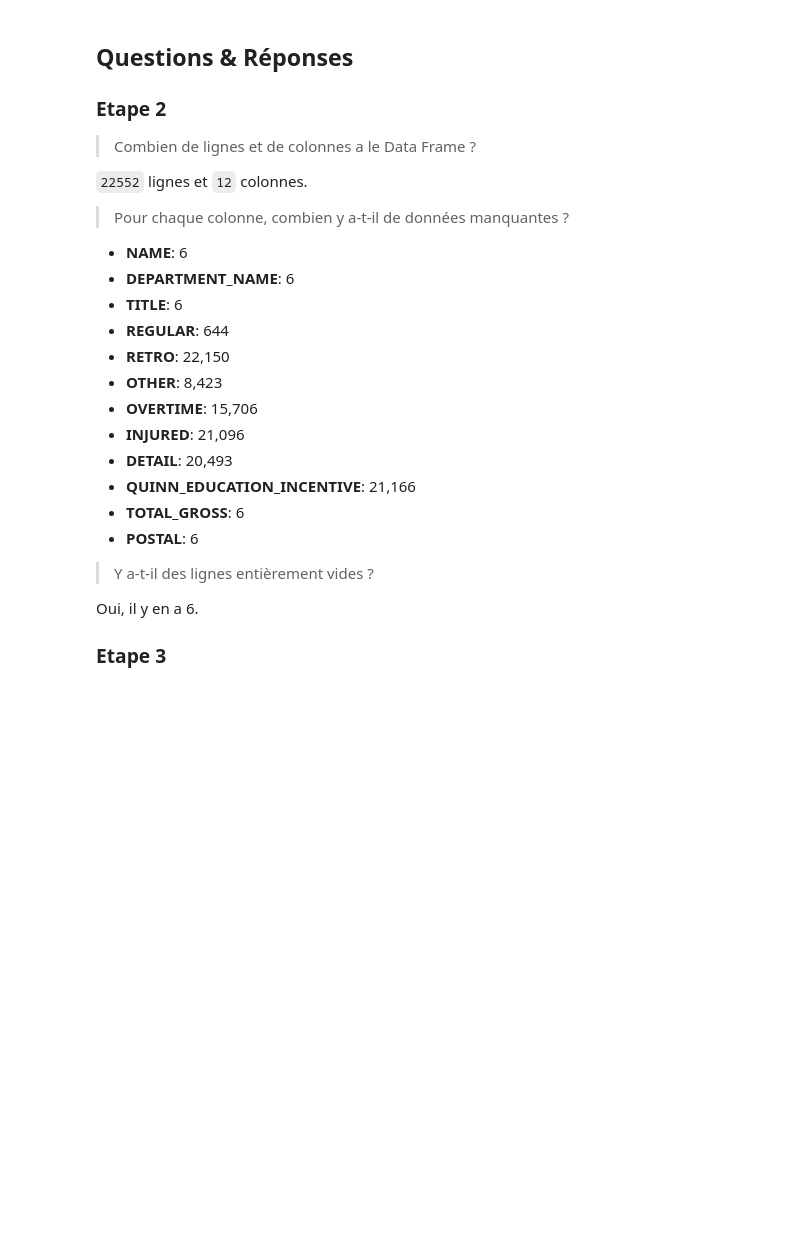
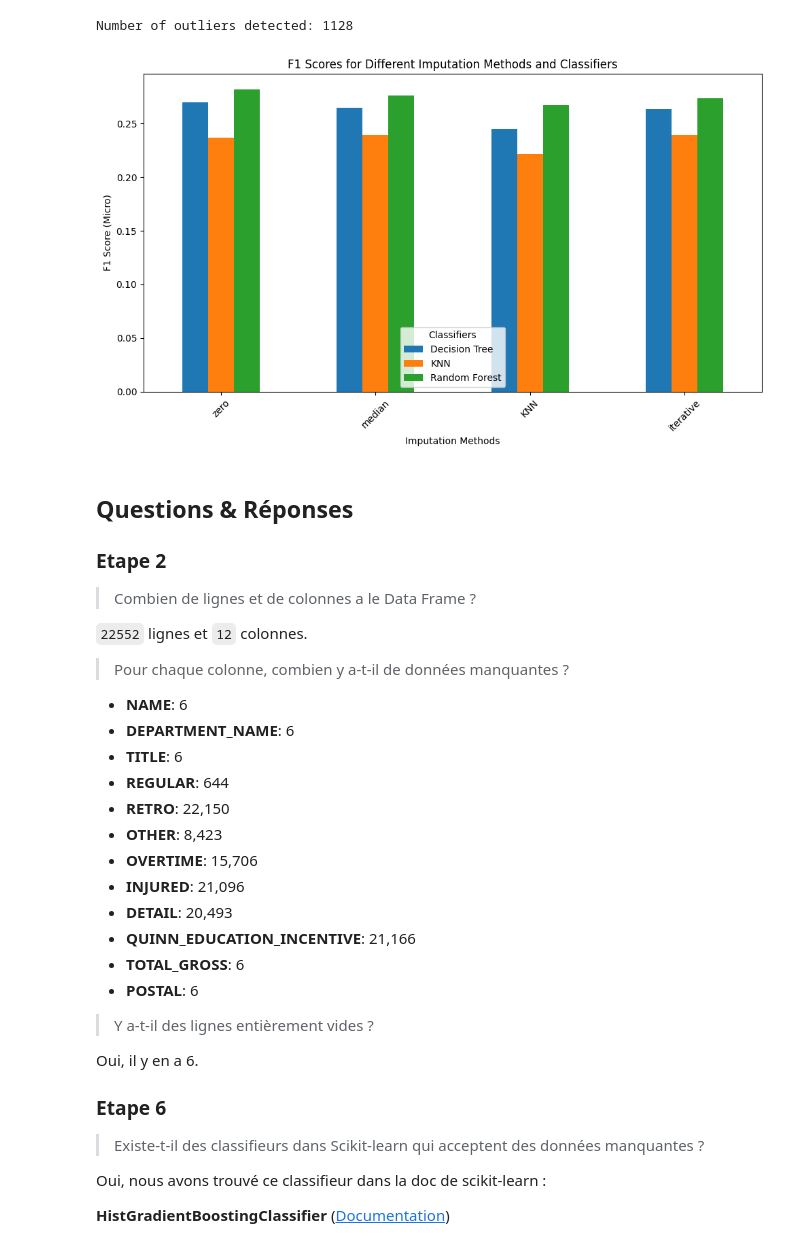
Before and after one commit to Nyaaw/PCDLabs, a Jupyter notebook: Labo3/Labo3-Bloch-Ripoll.ipynb, the cells around one changed output. Cells and saved outputs as stored; diff of their text form; code cells hidden in the pictures; blank space fills up the shorter version.

```diff
--- a/Labo3/Labo3-Bloch-Ripoll.ipynb
+++ b/Labo3/Labo3-Bloch-Ripoll.ipynb
@@ -53,0 +26,25 @@ print(df_cleaned)
+# %%
+# Etape 4 - Chercher des données aberrantes
+
+model = IsolationForest(contamination=0.05)
+df['outlier'] = model.fit_predict(df[numeric_columns])
+outliers = df[df['outlier'] == -1]
+outlier_count = len(outliers)
+
+print(f"Number of outliers detected: {outlier_count}")
+
+# S'il y a des outliers, on en enlève au plus 6 comme indiqué dans la donnée
+if outlier_count > 0:
+    df['anomaly_score'] = model.decision_function(df[numeric_columns])
+    top_6_outliers = df.nlargest(6, 'anomaly_score')
+
+    df = df.drop(top_6_outliers.index).drop(['outlier', 'anomaly_score'], axis=1)
+else:
+    print("No outliers detected.")
+# %% [output]
+Number of outliers detected: 1128
+# %%
+# Etape 5 - Préparation des données pour prédiction
+
+# Ces colonnes ne sont pas pertinentes pour prédire les valeurs
+df = df.drop(['NAME', 'TITLE', 'POSTAL'], axis=1)
@@ -54,3 +109,25 @@ print(df_cleaned)
+# %%
+# Step 8: Visualize the results with matplotlib
+fig, ax = plt.subplots(figsize=(10, 6))
+
+imputation_order = ['zero', 'median', 'KNN', 'iterative']
+
+pivot_df = results_df.pivot(index='Imputer', columns='Classifier', values='F1 Micro')
+pivot_df = pivot_df.loc[imputation_order]
+
+pivot_df.plot(kind='bar', ax=ax)
+
+ax.set_title("F1 Scores for Different Imputation Methods and Classifiers")
+ax.set_xlabel("Imputation Methods")
+ax.set_ylabel("F1 Score (Micro)")
+ax.legend(title="Classifiers")
+plt.xticks(rotation=45)
+plt.tight_layout()
+
+# Show the plot
+plt.show()
+# %% [output]
+[figure, added]
 # %% [markdown]
 ## Questions & Réponses
 
@@ -80,4 +157,10 @@ données manquantes ?
 
 Oui, il y en a 6.
 
-### Etape 3
+### Etape 6
+
+> Existe-t-il des classifieurs dans Scikit-learn qui acceptent des données manquantes ?
+
+Oui, nous avons trouvé ce classifieur dans la doc de scikit-learn :
+
+**HistGradientBoostingClassifier** ([Documentation](https://scikit-learn.org/stable/modules/generated/sklearn.ensemble.HistGradientBoostingClassifier.html))
```
Also changed, not shown: parts of 3 cells of this notebook.
